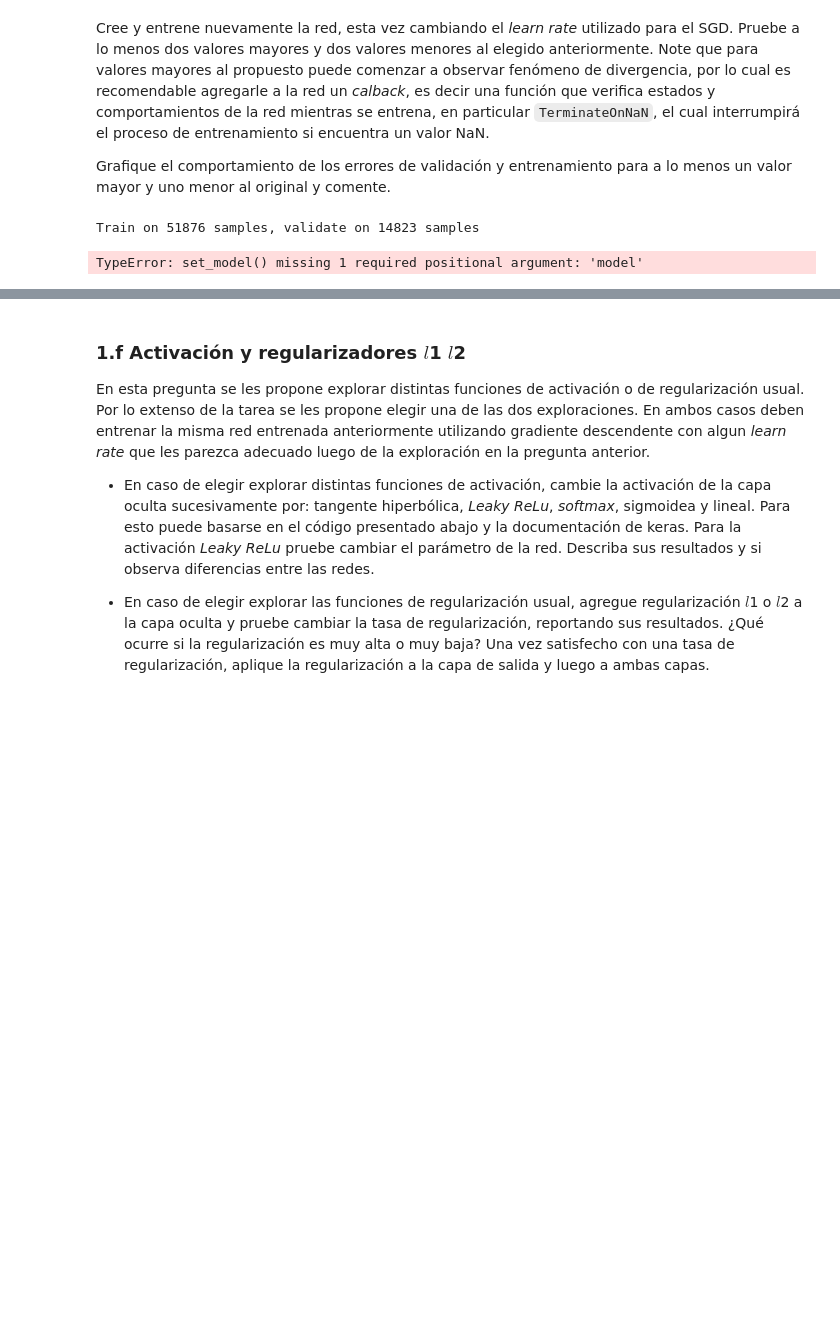
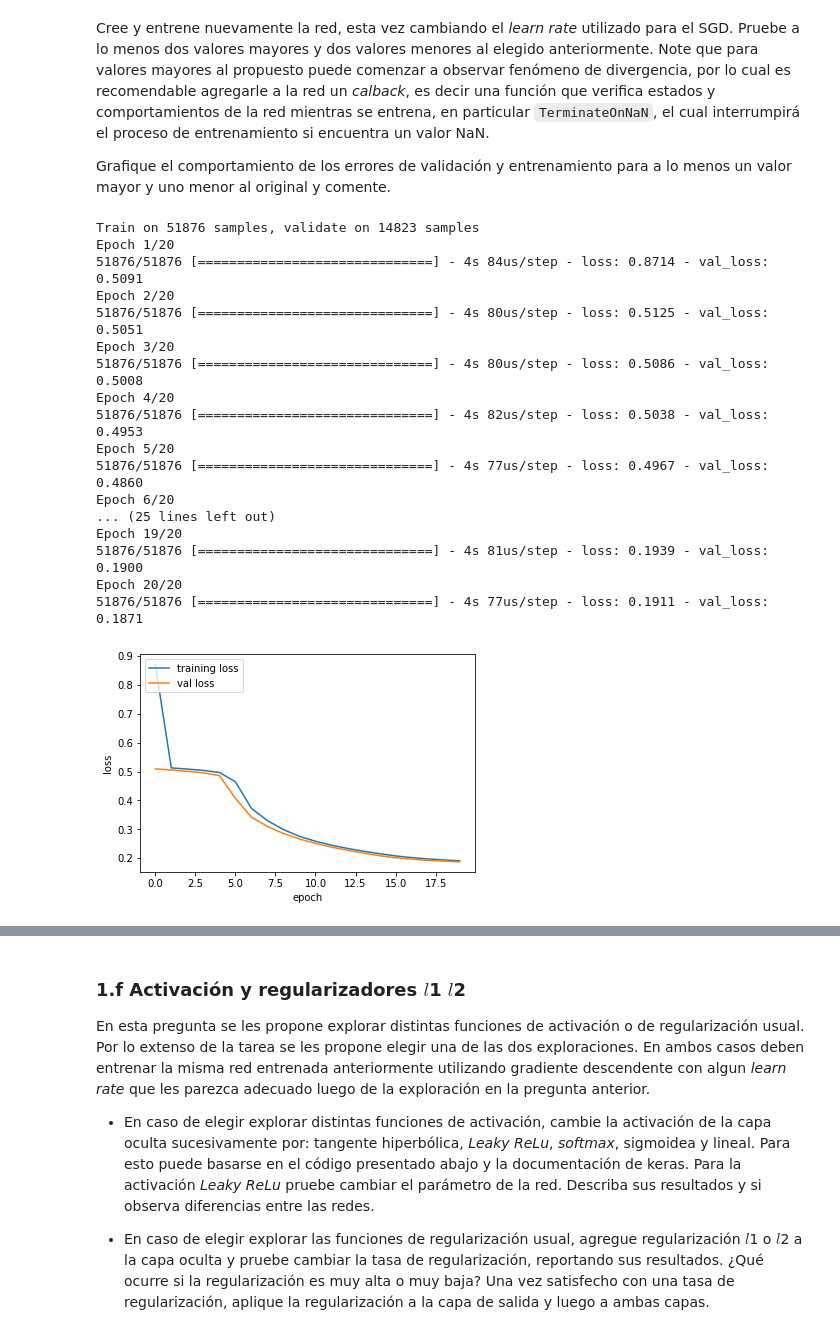
Before and after one commit to gekkoseba/Redes-neuronales, a Jupyter notebook: Tareas/Enunciado Tarea 1.ipynb, the cells around one changed output, grey strips where cells are left out. Drawn from its saved outputs; the diff is of its cells as text; code cells hidden in the pictures; blank space fills up the shorter version.

```diff
--- a/Tareas/Enunciado Tarea 1.ipynb
+++ b/Tareas/Enunciado Tarea 1.ipynb
@@ -422,14 +416,52 @@ plt.plot
 Cree y entrene nuevamente la red, esta vez cambiando el _learn rate_ utilizado para el SGD. Pruebe a lo menos dos valores mayores y dos valores menores al elegido anteriormente. Note que para valores mayores al propuesto puede comenzar a observar fenómeno de divergencia, por lo cual es recomendable agregarle a la red un _calback_, es decir una función que verifica estados y comportamientos de la red mientras se entrena, en particular `TerminateOnNaN`, el cual interrumpirá el proceso de entrenamiento si encuentra un valor NaN.
 
 Grafique el comportamiento de los errores de validación y entrenamiento para a lo menos un valor mayor y uno menor al original y comente.
-# %%
-from keras.callbacks import TerminateOnNaN
-
-# . . .
-
-history = ANN.fit(x_tr, y_tr, epochs=20, validation_data=(x_val,y_val),
-         callbacks=[TerminateOnNaN]
-    )
-# %% [output]
-Train on 51876 samples, validate on 14823 samples
-TypeError: set_model() missing 1 required positional argument: 'model'
+# %%
+from keras.callbacks import TerminateOnNaN
+
+def red(learn):
+    ANN = Sequential()
+    ANN.add(
+        Dense(
+            units = 256,
+            activation = 'softmax'
+        )
+    )
+    ANN.add(
+        Dense(
+           units = 1
+        )
+    )
+    ANN.compile(
+        optimizer=SGD(lr=learn),
+        loss='mse')
+    history = ANN.fit(x_tr, y_tr, epochs=20, validation_data=(x_val,y_val),
+             callbacks=[TerminateOnNaN()]
+        )
+    plt.plot(history.history["loss"],label="training loss")
+    plt.plot(history.history["val_loss"],label="val loss")
+    plt.legend(loc="upper left")
+    plt.ylabel('loss')
+    plt.xlabel('epoch')
+    plt.plot
+# %%
+red(0.01)#menor
+# %% [output]
+Train on 51876 samples, validate on 14823 samples
+Epoch 1/20
+51876/51876 [==============================] - 4s 84us/step - loss: 0.8714 - val_loss: 0.5091
+Epoch 2/20
+51876/51876 [==============================] - 4s 80us/step - loss: 0.5125 - val_loss: 0.5051
+Epoch 3/20
+51876/51876 [==============================] - 4s 80us/step - loss: 0.5086 - val_loss: 0.5008
+Epoch 4/20
+51876/51876 [==============================] - 4s 82us/step - loss: 0.5038 - val_loss: 0.4953
+Epoch 5/20
+51876/51876 [==============================] - 4s 77us/step - loss: 0.4967 - val_loss: 0.4860
+Epoch 6/20
+... (25 lines left out)
+Epoch 19/20
+51876/51876 [==============================] - 4s 81us/step - loss: 0.1939 - val_loss: 0.1900
+Epoch 20/20
+51876/51876 [==============================] - 4s 77us/step - loss: 0.1911 - val_loss: 0.1871
+[figure, added]
```
Also changed, not shown: parts of 5 cells of this notebook.
